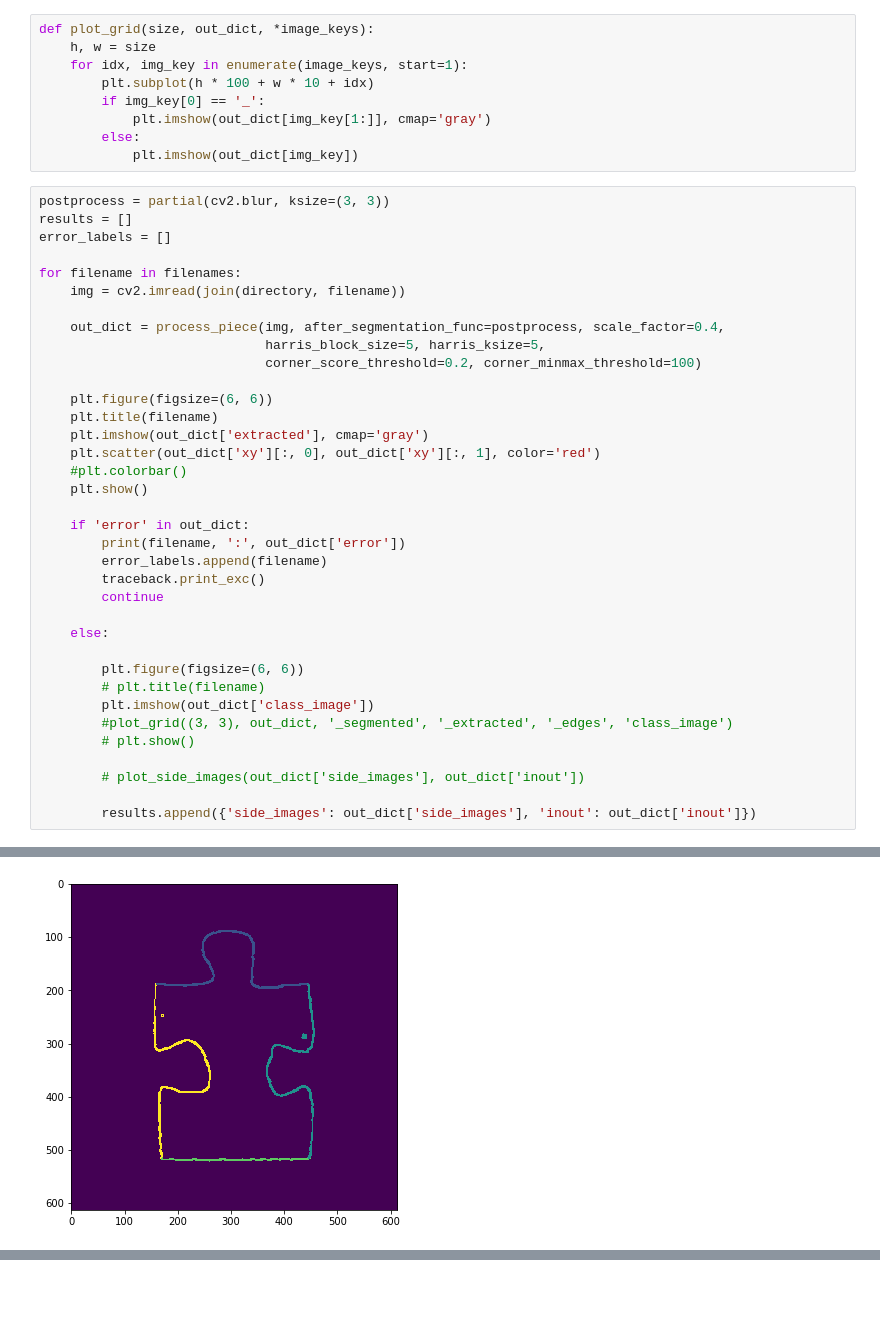
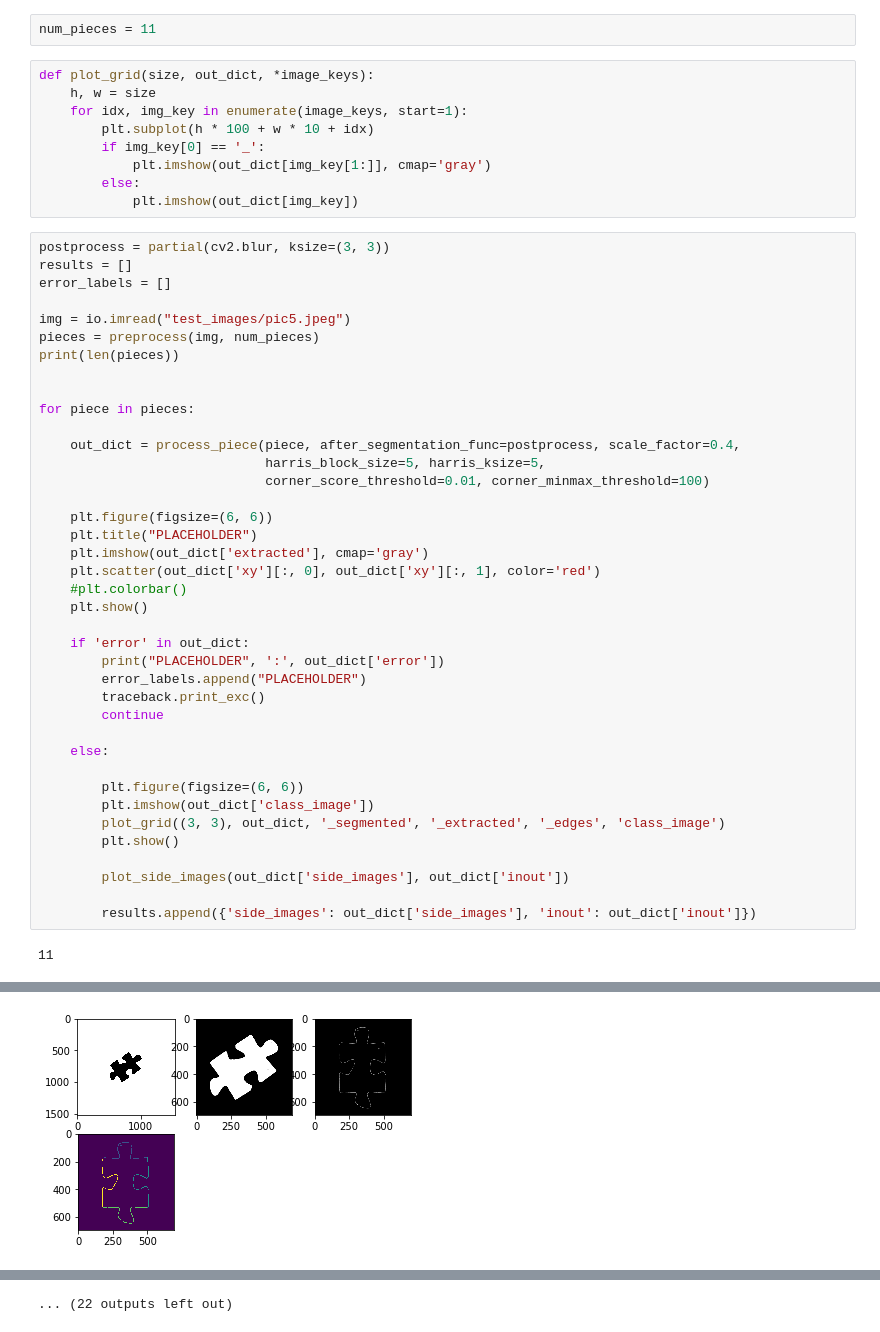
Before and after one commit to v-wangg/puzzle-solver, a Jupyter notebook: cv/SideExtractor_Harris.ipynb, the cells around one changed output, grey strips where cells are left out. Saved outputs shown, nothing was run; the diff lists cells and outputs as text; blank space fills up the shorter version.

```diff
--- a/cv/SideExtractor_Harris.ipynb
+++ b/cv/SideExtractor_Harris.ipynb
@@ -20,3 +12,5 @@ SyntaxError: invalid syntax (<ipython-input-13-011a219074e2>, line 7)
+# %%
+num_pieces = 11
 # %%
 def plot_grid(size, out_dict, *image_keys):
     h, w = size
@@ -31,35 +25,39 @@ postprocess = partial(cv2.blur, ksize=(3, 3))
 results = []
 error_labels = []
 
-for filename in filenames:
-    img = cv2.imread(join(directory, filename))
+img = io.imread("test_images/pic5.jpeg")
+pieces = preprocess(img, num_pieces)
+print(len(pieces))
 
-    out_dict = process_piece(img, after_segmentation_func=postprocess, scale_factor=0.4,
+
+for piece in pieces:
+
+    out_dict = process_piece(piece, after_segmentation_func=postprocess, scale_factor=0.4,
                              harris_block_size=5, harris_ksize=5,
-                             corner_score_threshold=0.2, corner_minmax_threshold=100)
+                             corner_score_threshold=0.01, corner_minmax_threshold=100)
 
     plt.figure(figsize=(6, 6))
-    plt.title(filename)
+    plt.title("PLACEHOLDER")
     plt.imshow(out_dict['extracted'], cmap='gray')
     plt.scatter(out_dict['xy'][:, 0], out_dict['xy'][:, 1], color='red')
     #plt.colorbar()
     plt.show()
 
     if 'error' in out_dict:
-        print(filename, ':', out_dict['error'])
-        error_labels.append(filename)
+        print("PLACEHOLDER", ':', out_dict['error'])
+        error_labels.append("PLACEHOLDER")
         traceback.print_exc()
         continue
 
     else:
 
         plt.figure(figsize=(6, 6))
-        # plt.title(filename)
         plt.imshow(out_dict['class_image'])
-        #plot_grid((3, 3), out_dict, '_segmented', '_extracted', '_edges', 'class_image')
-        # plt.show()
+        plot_grid((3, 3), out_dict, '_segmented', '_extracted', '_edges', 'class_image')
+        plt.show()
 
-        # plot_side_images(out_dict['side_images'], out_dict['inout'])
+        plot_side_images(out_dict['side_images'], out_dict['inout'])
 
         results.append({'side_images': out_dict['side_images'], 'inout': out_dict['inout']})
 # %% [output]
+11
@@ -67 +65 @@ for filename in filenames:
-[figure, old version]
+[figure, new version]
@@ -68,3 +75,4 @@ for filename in filenames:
+... (22 outputs left out)
 # %%
 to_ignore = ['D70']
 for el in error_labels:
```
Also changed, not shown: parts of 6 cells of this notebook, 6 other files.
